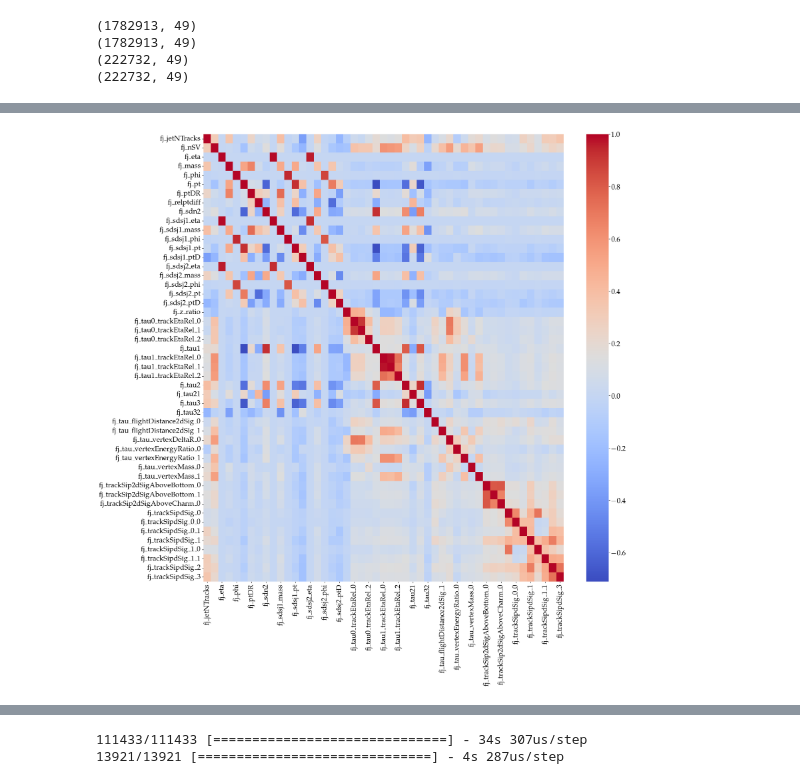
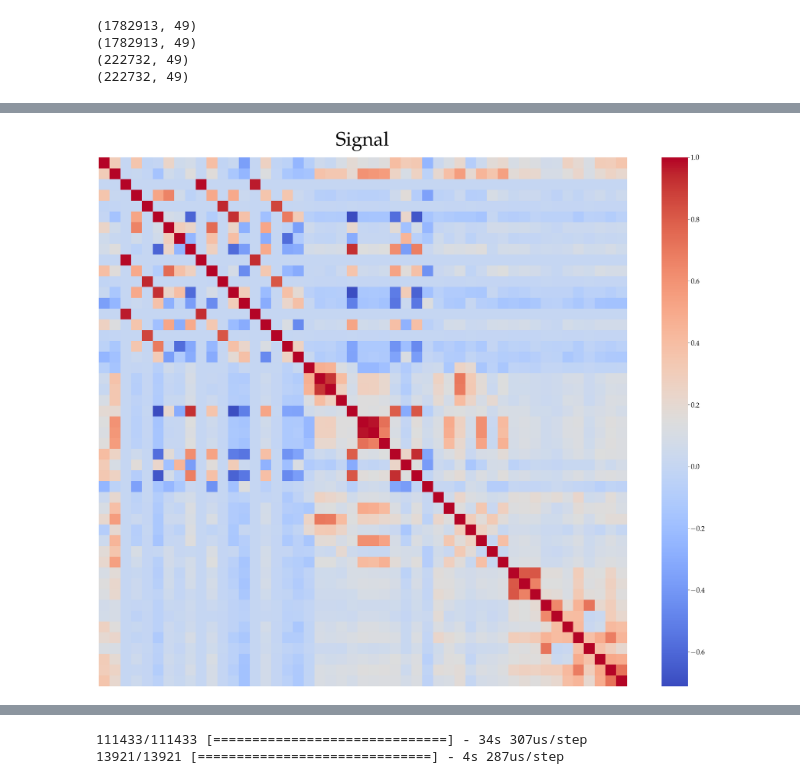
Before and after one commit to ikrommyd/PHYS549, a Jupyter notebook: model.ipynb, the cells around one changed output, grey strips where cells are left out. Cells and saved outputs as stored; diff of their text form; code cells hidden in the pictures.

```diff
--- a/model.ipynb
+++ b/model.ipynb
@@ -104,7 +105,11 @@ plt.show()
 # %%
-plt.figure(figsize=(20,20))
-sns.heatmap(sig_train_out.corr(), cmap='coolwarm',annot=False, fmt='.2f')
+plt.figure(figsize=(25,20))
+sns.heatmap(sig_train_out.corr(), cmap='coolwarm',annot=False, fmt='.2f', square=True,
+            xticklabels=False, yticklabels=False)
+plt.title('Signal', fontsize=50, pad=30)
+plt.tight_layout()
+plt.savefig('plots/corr_sig.pdf', bbox_inches='tight')
 plt.show()
 # %% [output]
-[figure, old version]
+[figure, new version]
 # %%
```
Also changed, not shown: parts of 12 cells of this notebook, 8 other files.
